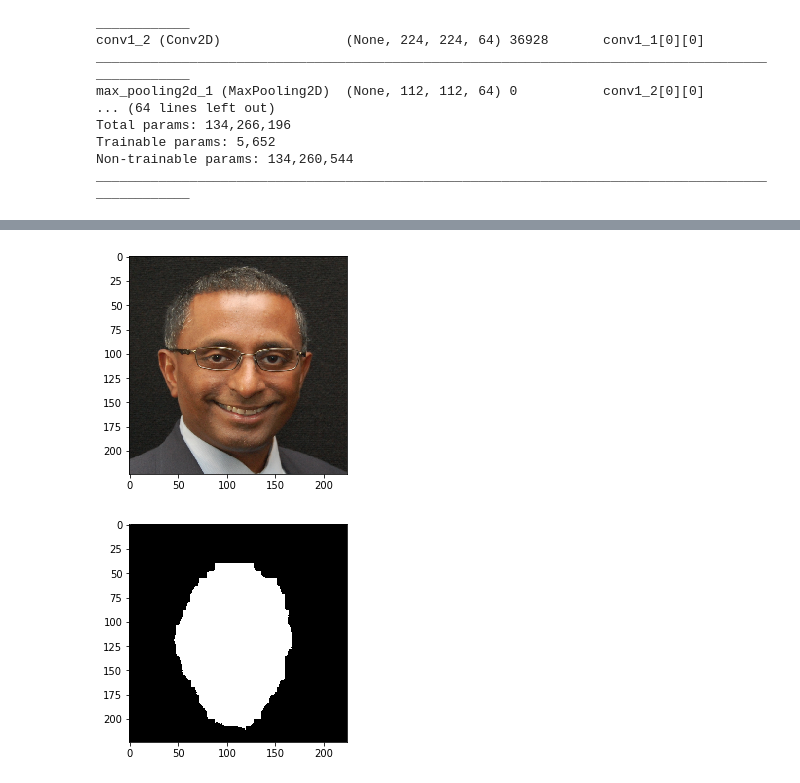
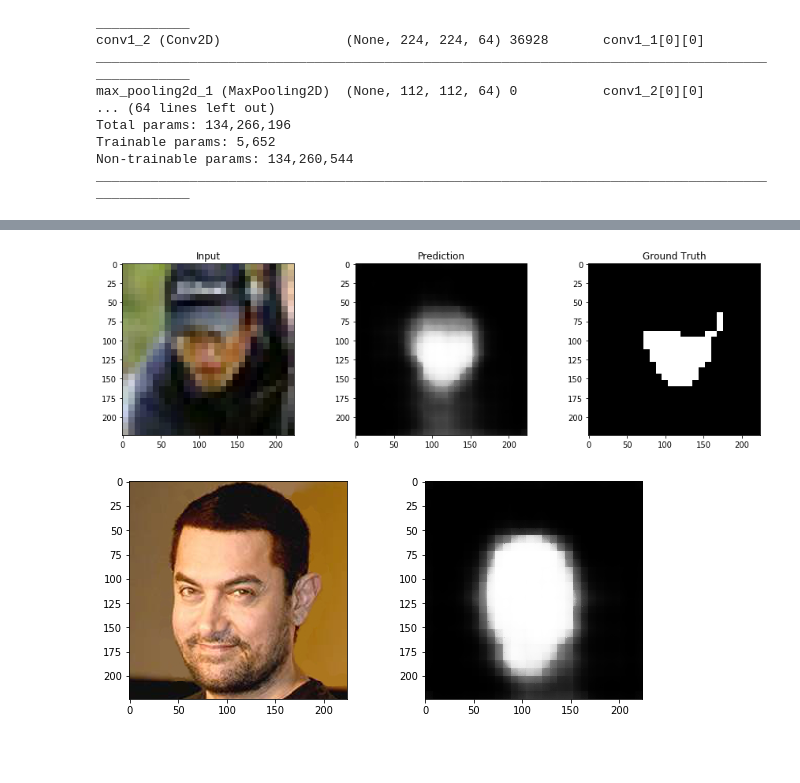
Before and after one commit to aaronphilip/Image-Segmentation-On-Faces, a Jupyter notebook: face.ipynb, the cells around one changed output, grey strips where cells are left out. Drawn from its saved outputs; the diff is of its cells as text; code cells hidden in the pictures; blank space fills up the shorter version.

```diff
--- a/face.ipynb
+++ b/face.ipynb
@@ -61,5 +17,5 @@ model = Model(model.input, Lambda(lambda y: K.squeeze(y, -1))(Activation('sigmoi
 # %%
-model.load_weights('face_weights.h5')
+model = load_model('face_model.h5')
 # %%
 model.summary()
 # %% [output]
@@ -83,17 +54,31 @@ ________________________________________________________________________________
+# %%
+pred2 = model.predict(np.expand_dims(x_train[1001], axis=0))
+plt.figure(figsize = (15, 4))
+plt.subplot(1,3,1)
+plt.imshow(x_train[1001].astype('uint8'))
+plt.title("Input")
+plt.subplot(1,3,2)
+plt.imshow(pred2.reshape(224,224), cmap='gray')
+plt.title("Prediction")
+plt.subplot(1,3,3)
+plt.imshow(y_train[1001], cmap='gray')
+plt.title("Ground Truth")
+plt.show()
+# %% [output]
+[figure, added]
 # %%
 from PIL import Image
 
-img = Image.open('Jacob.png').convert('RGB')
+img = Image.open('ak.png').convert('RGB')
 img = img.resize((224,224))
 img = np.array(img).astype(np.float32)
 
-jacob = model.predict(np.expand_dims(img, axis=0))
-
+out = model.predict(np.expand_dims(img, axis=0))
+plt.figure(figsize = (15, 4))
+plt.subplot(1,3,1)
 plt.imshow(img.astype('uint8'))
+plt.subplot(1,3,2)
+plt.imshow(out.reshape(224,224), cmap='gray')
 plt.show()
-
-plt.imshow(jacob.reshape(224,224) > .2, cmap='gray')
-plt.show()
 # %% [output]
-[figure, old version]
+[figure, new version]
-[figure, removed]
```
Also changed, not shown: parts of 5 cells of this notebook, 1 other file.
